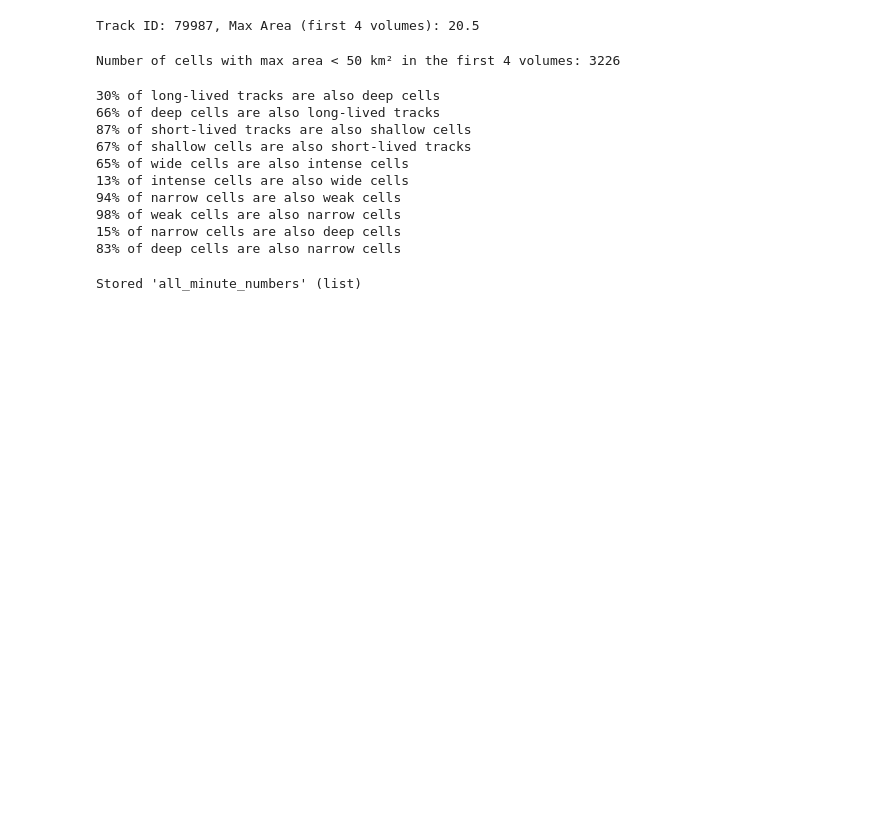
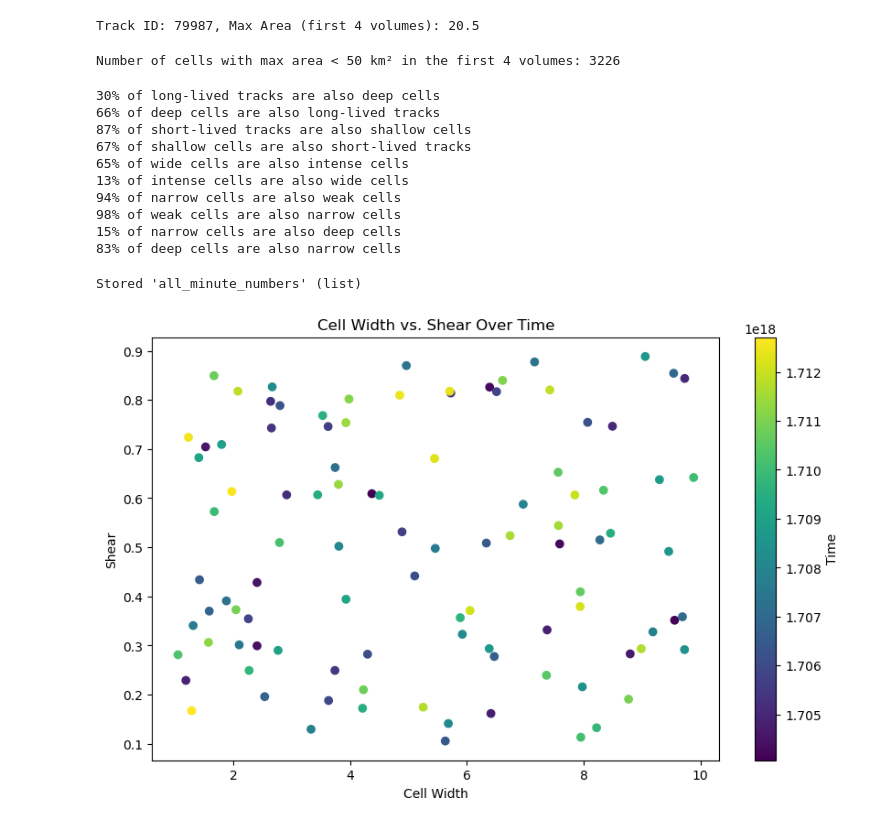
Before and after one commit to oluwafemiomitusa/Geospatial-Analysis, a Jupyter notebook: Second_part/Jupyter Notebooks/New/case_study_1_v2.ipynb, the cells around one changed output. Saved outputs shown, nothing was run; the diff lists cells and outputs as text; code cells hidden in the pictures; blank space fills up the shorter version.

```diff
--- a/Second_part/Jupyter Notebooks/New/case_study_1_v2.ipynb
+++ b/Second_part/Jupyter Notebooks/New/case_study_1_v2.ipynb
@@ -904,3 +934,31 @@ all_minute_numbers = [[calculate_minute_number(dt) for dt in datetime_array] for
 %store all_minute_numbers
 # %% [output]
 Stored 'all_minute_numbers' (list)
+# %%
+import pandas as pd
+import numpy as np
+import matplotlib.pyplot as plt
+
+# Generate sample data
+np.random.seed(42)  # Ensuring reproducibility
+date_range = pd.date_range(start="2024-01-01", end="2024-04-10")
+cell_width = np.random.uniform(1.0, 10.0, len(date_range))
+shear = np.random.uniform(0.1, 0.9, len(date_range))
+
+# Create a DataFrame
+df = pd.DataFrame({
+    'Time': date_range,
+    'Cell Width': cell_width,
+    'Shear': shear
+})
+
+# Plot
+plt.figure(figsize=(10, 6))
+sc = plt.scatter(x=df['Cell Width'], y=df['Shear'], c=df['Time'].astype('int64'), cmap='viridis')
+plt.colorbar(sc, label='Time')
+plt.xlabel('Cell Width')
+plt.ylabel('Shear')
+plt.title('Cell Width vs. Shear Over Time')
+plt.show()
+# %% [output]
+[figure, added]
```
Also changed, not shown: parts of 22 cells of this notebook.
